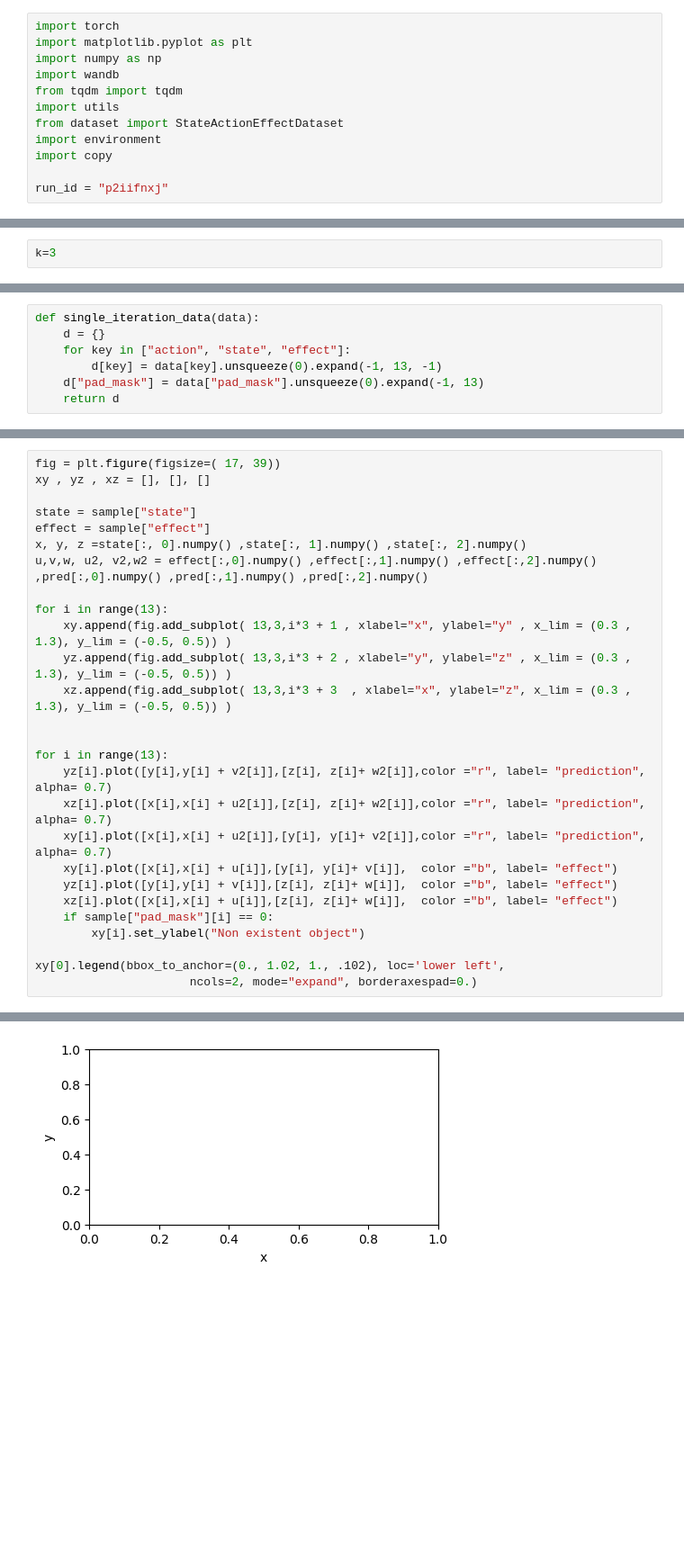
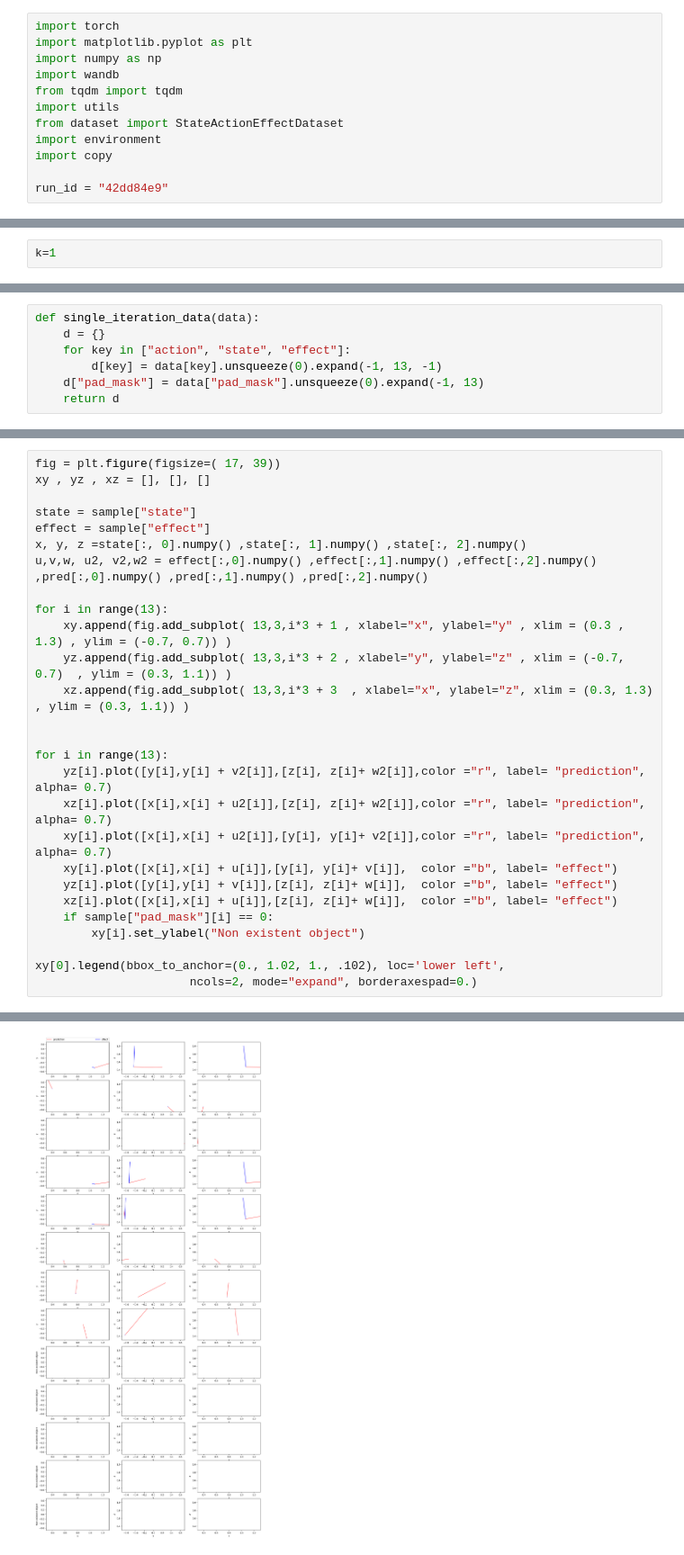
Before and after one commit to mbatuhancelik/deepsym_active_exploration_submission, a Jupyter notebook: visualize_v5.ipynb, the cells around one changed output, grey strips where cells are left out. Shown: that part at 90% size. Saved outputs shown, nothing was run; the diff lists cells and outputs as text; blank space fills up the shorter version.

Commit message:
overfit visual results

```diff
--- a/visualize_v5.ipynb
+++ b/visualize_v5.ipynb
@@ -9,4 +9,4 @@ from dataset import StateActionEffectDataset
 import environment
 import copy
 
-run_id = "p2iifnxj"
+run_id = "42dd84e9"
@@ -64,5 +71,5 @@ print(f"{count } samples")
 # %%
-k=3
+k=1
 # %%
 e = dataset[k]["effect"]
 if torch.any(e[:,2].abs().max() > 0.1):
@@ -161,9 +180,9 @@ x, y, z =state[:, 0].numpy() ,state[:, 1].numpy() ,state[:, 2].numpy()
 u,v,w, u2, v2,w2 = effect[:,0].numpy() ,effect[:,1].numpy() ,effect[:,2].numpy() ,pred[:,0].numpy() ,pred[:,1].numpy() ,pred[:,2].numpy()
 
 for i in range(13):
-    xy.append(fig.add_subplot( 13,3,i*3 + 1 , xlabel="x", ylabel="y" , x_lim = (0.3 , 1.3), y_lim = (-0.5, 0.5)) )
-    yz.append(fig.add_subplot( 13,3,i*3 + 2 , xlabel="y", ylabel="z" , x_lim = (0.3 , 1.3), y_lim = (-0.5, 0.5)) )
-    xz.append(fig.add_subplot( 13,3,i*3 + 3  , xlabel="x", ylabel="z", x_lim = (0.3 , 1.3), y_lim = (-0.5, 0.5)) )
+    xy.append(fig.add_subplot( 13,3,i*3 + 1 , xlabel="x", ylabel="y" , xlim = (0.3 , 1.3) , ylim = (-0.7, 0.7)) )
+    yz.append(fig.add_subplot( 13,3,i*3 + 2 , xlabel="y", ylabel="z" , xlim = (-0.7, 0.7)  , ylim = (0.3, 1.1)) )
+    xz.append(fig.add_subplot( 13,3,i*3 + 3  , xlabel="x", ylabel="z", xlim = (0.3, 1.3)   , ylim = (0.3, 1.1)) )
 
 
 for i in range(13):
@@ -183,4 +202,4 @@ TypeError: append() takes no keyword arguments
-[figure, old version]
+[figure, new version]
 # %%
 
 fig = plt.figure(figsize=( 17, 39))
```
Also changed, not shown: parts of 11 cells of this notebook.
